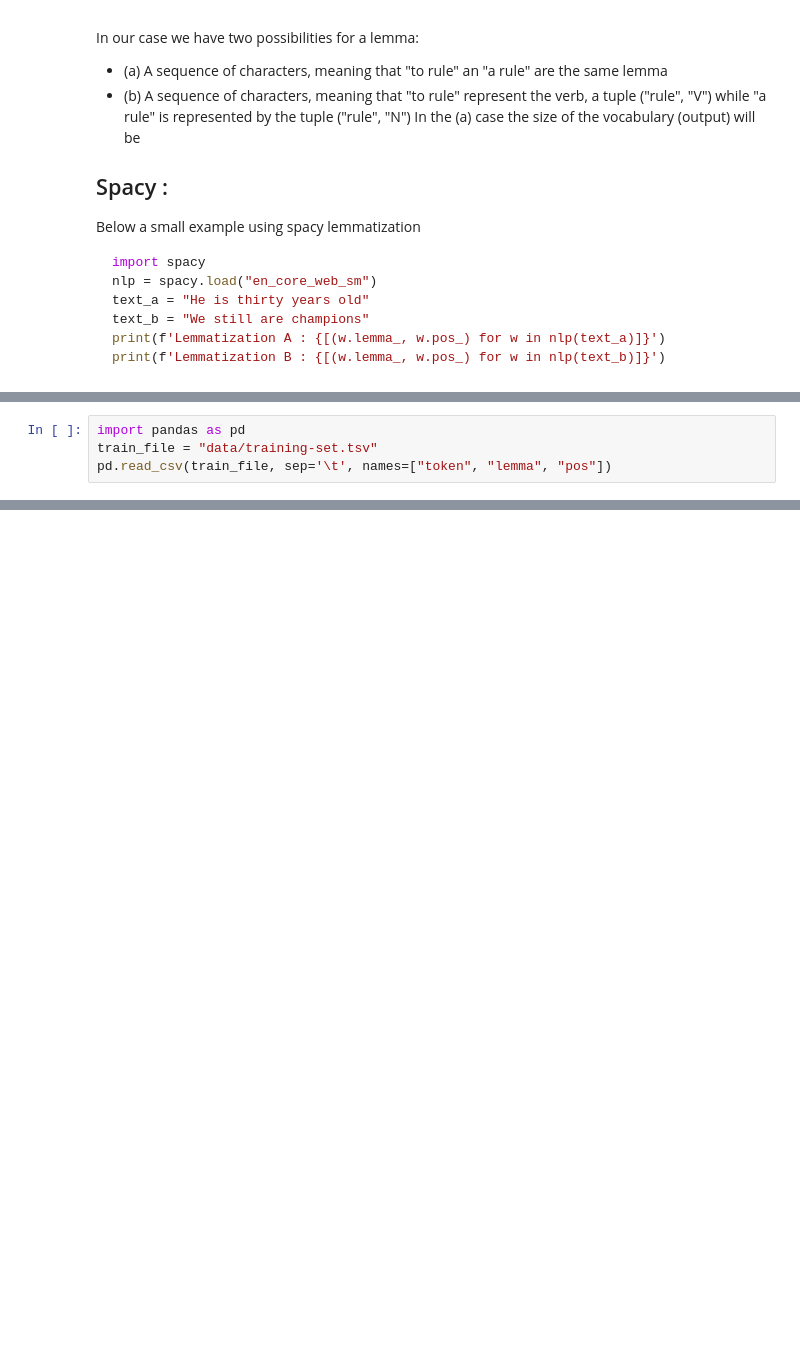
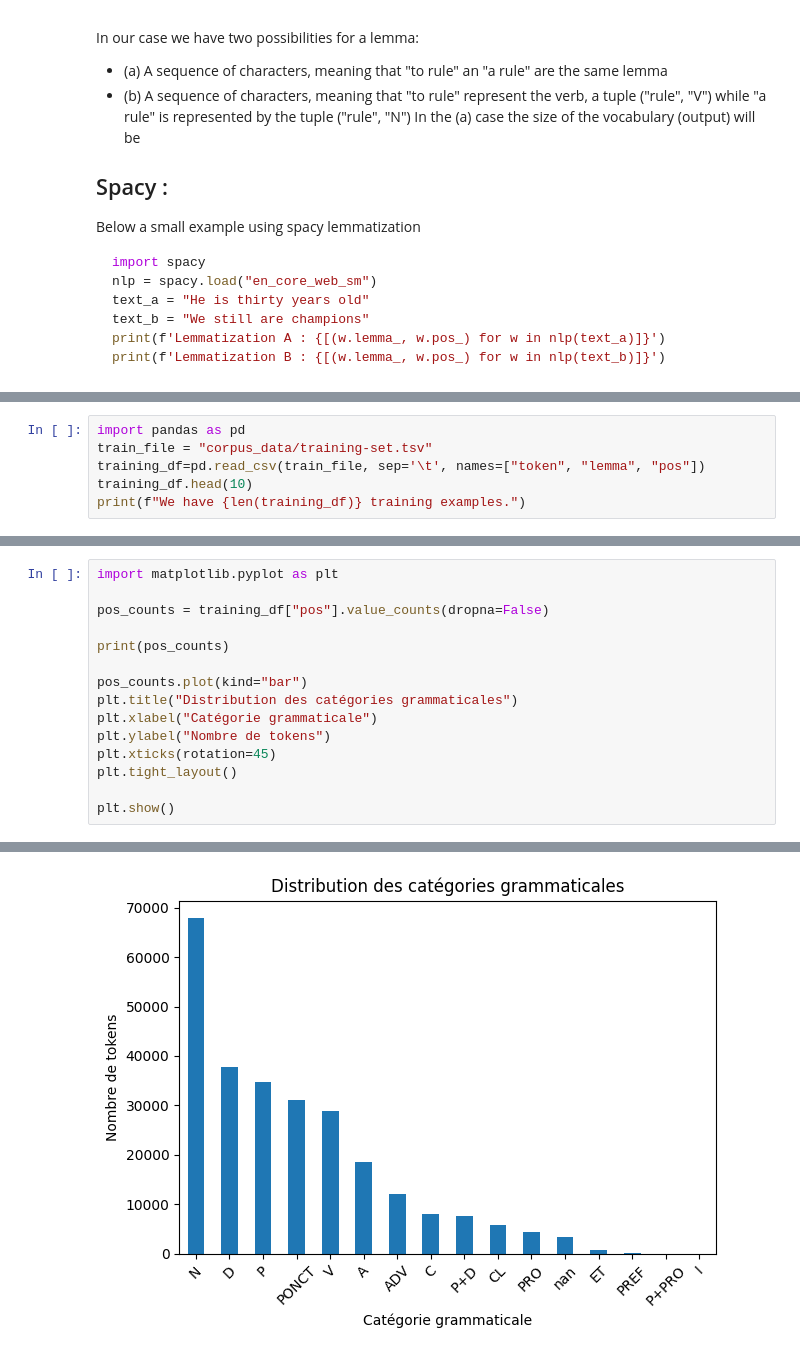
Before and after one commit to Wissemamr/NLP_labs_Saclay, a Jupyter notebook: Lab2_Lemma_BPE/Lab2_Lemmatization.ipynb, the cells around one changed output, grey strips where cells are left out. Saved outputs shown, nothing was run; the diff lists cells and outputs as text; blank space fills up the shorter version.

Commit message:
lemmatization updates

```diff
--- a/Lab2_Lemma_BPE/Lab2_Lemmatization.ipynb
+++ b/Lab2_Lemma_BPE/Lab2_Lemmatization.ipynb
@@ -69,5 +75,7 @@ You can use pandas to read the data using tabular separator as following
 # %%
 import pandas as pd
-train_file = "data/training-set.tsv"
-pd.read_csv(train_file, sep='\t', names=["token", "lemma", "pos"])
+train_file = "corpus_data/training-set.tsv"
+training_df=pd.read_csv(train_file, sep='\t', names=["token", "lemma", "pos"])
+training_df.head(10)
+print(f"We have {len(training_df)} training examples.")
 # %% [output]
@@ -109,0 +202,16 @@ The number of lemma (considering PoS) is :  16144
+# %%
+import matplotlib.pyplot as plt
+
+pos_counts = training_df["pos"].value_counts(dropna=False)
+
+print(pos_counts)
+
+pos_counts.plot(kind="bar")
+plt.title("Distribution des catégories grammaticales")
+plt.xlabel("Catégorie grammaticale")
+plt.ylabel("Nombre de tokens")
+plt.xticks(rotation=45)
+plt.tight_layout()
+
+plt.show()
+# %% [output]
@@ -109,0 +236 @@ The number of lemma (considering PoS) is :  16144
+[figure, added]
```
Also changed, not shown: parts of 36 cells of this notebook, 3 other files.
